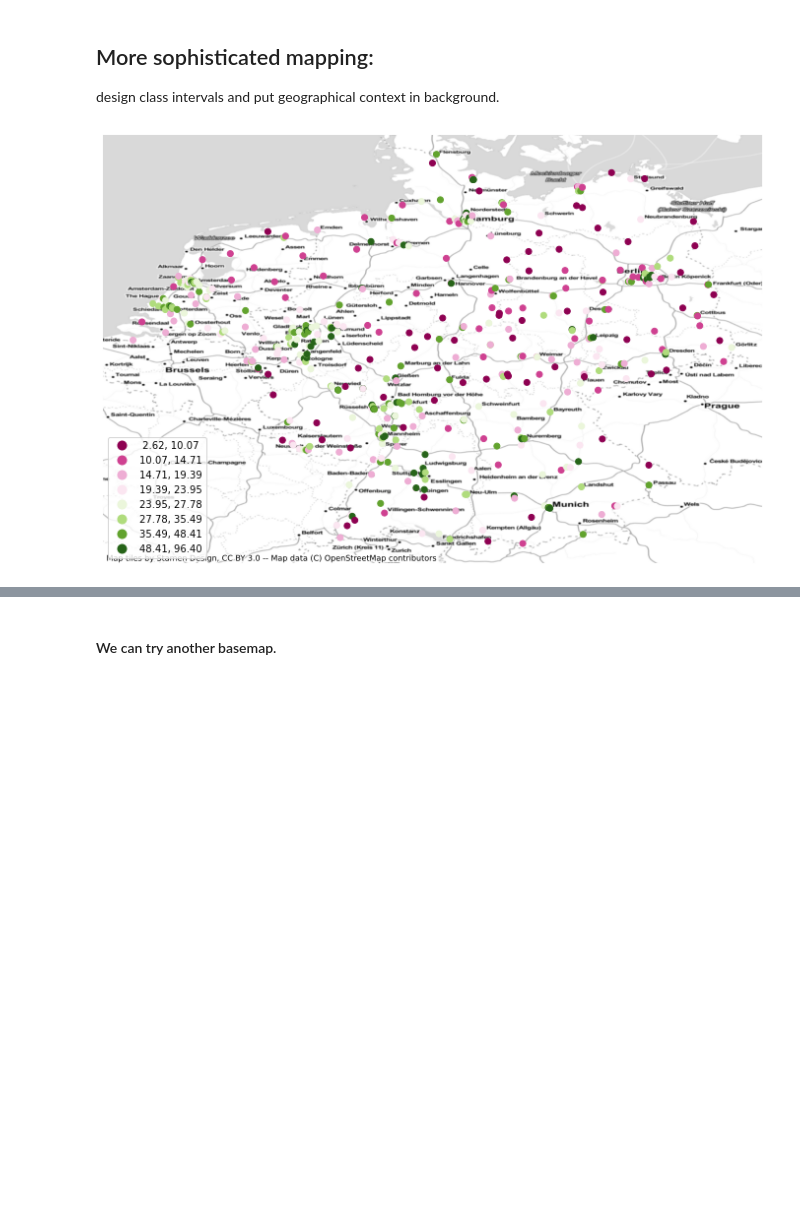
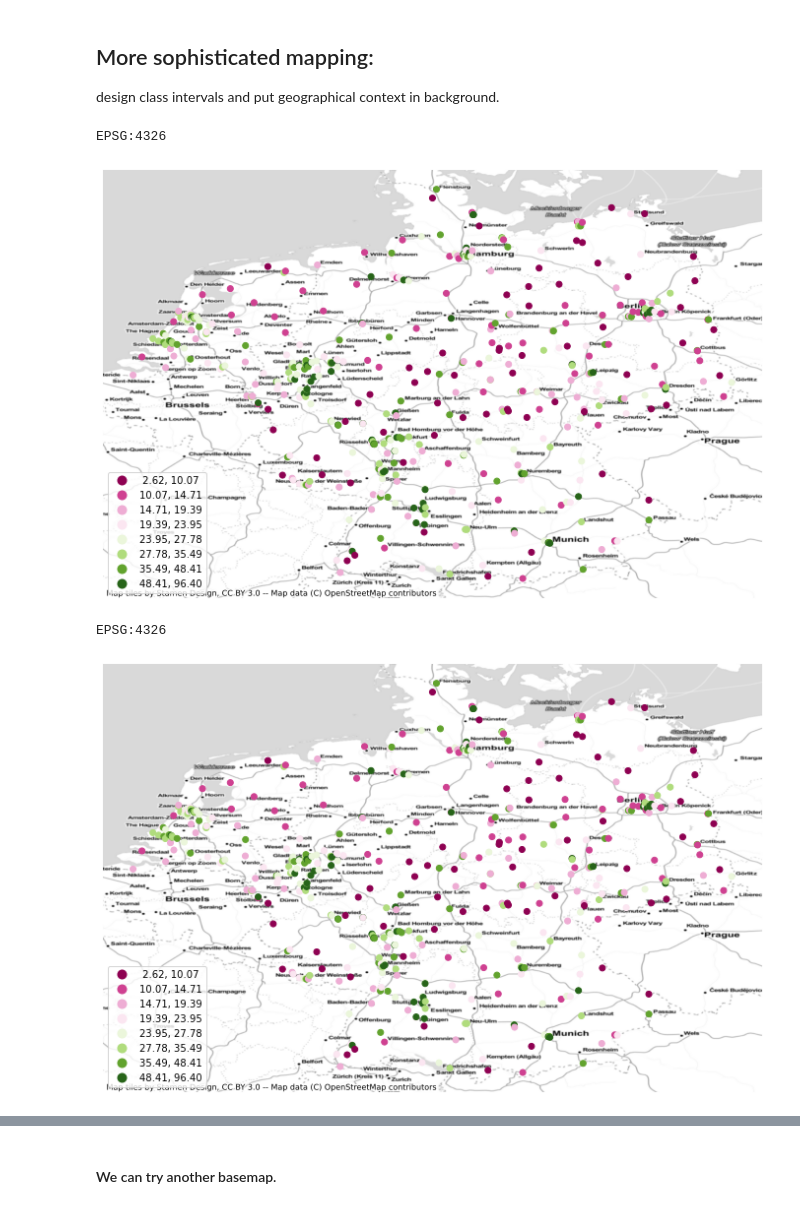
Before and after one commit to mengluchu/SA_lab, a Jupyter notebook: lab_descriptive/Spatial data exploration .ipynb, the cells around one changed output, grey strips where cells are left out. Cells and saved outputs as stored; diff of their text form; code cells hidden in the pictures; blank space fills up the shorter version.

```diff
--- a/lab_descriptive/Spatial data exploration .ipynb
+++ b/lab_descriptive/Spatial data exploration .ipynb
@@ -40,14 +40,30 @@ import contextily as cx # for geographical context.
 #Read more about what contexility can do: https://contextily.readthedocs.io/en/latest/intro_guide.html
 # %%
 f, ax = plt.subplots(1, figsize=(12, 8))
-ap_gdf.plot(column = "wkd_day_value", ax=ax, legend = True, scheme='quantiles', cmap='PiYG', k=8)
+ax2 = ap_gdf.plot(column = "wkd_day_value", ax=ax, legend = True, scheme='quantiles', cmap='PiYG', k=8)
+print(ap_gdf.crs.to_string())
 # k: number of classes
 # scheme, methods for making the classes
 # cmap: color scheme: https://matplotlib.org/stable/tutorials/colors/colormaps.html
-cx.add_basemap(ax, crs=ap_gdf.crs.to_string(), source=cx.providers.Stamen.TonerLite)
+cx.add_basemap(ax2, crs=ap_gdf.crs, source=cx.providers.Stamen.TonerLite)
 ax.set_axis_off()
 #plt.savefig("NO2.png") # save the plot
 plt.show()
 # %% [output]
+EPSG:4326
 [figure]
+# %%
+f, ax = plt.subplots(1, figsize=(12, 8))
+ax2 = ap_gdf.plot(column = "wkd_day_value", ax=ax, legend = True, scheme='quantiles', cmap='PiYG', k=8)
+print(ap_gdf.crs.to_string())
+# k: number of classes
+# scheme, methods for making the classes
+# cmap: color scheme: https://matplotlib.org/stable/tutorials/colors/colormaps.html
+cx.add_basemap(ax2, crs=ap_gdf.crs, source=cx.providers.Stamen.TonerLite)
+ax.set_axis_off()
+#plt.savefig("NO2.png") # save the plot
+plt.show()
+# %% [output]
+EPSG:4326
+[figure, added]
 # %% [markdown]
```
Also changed, not shown: parts of 9 cells of this notebook, 4 other files.
